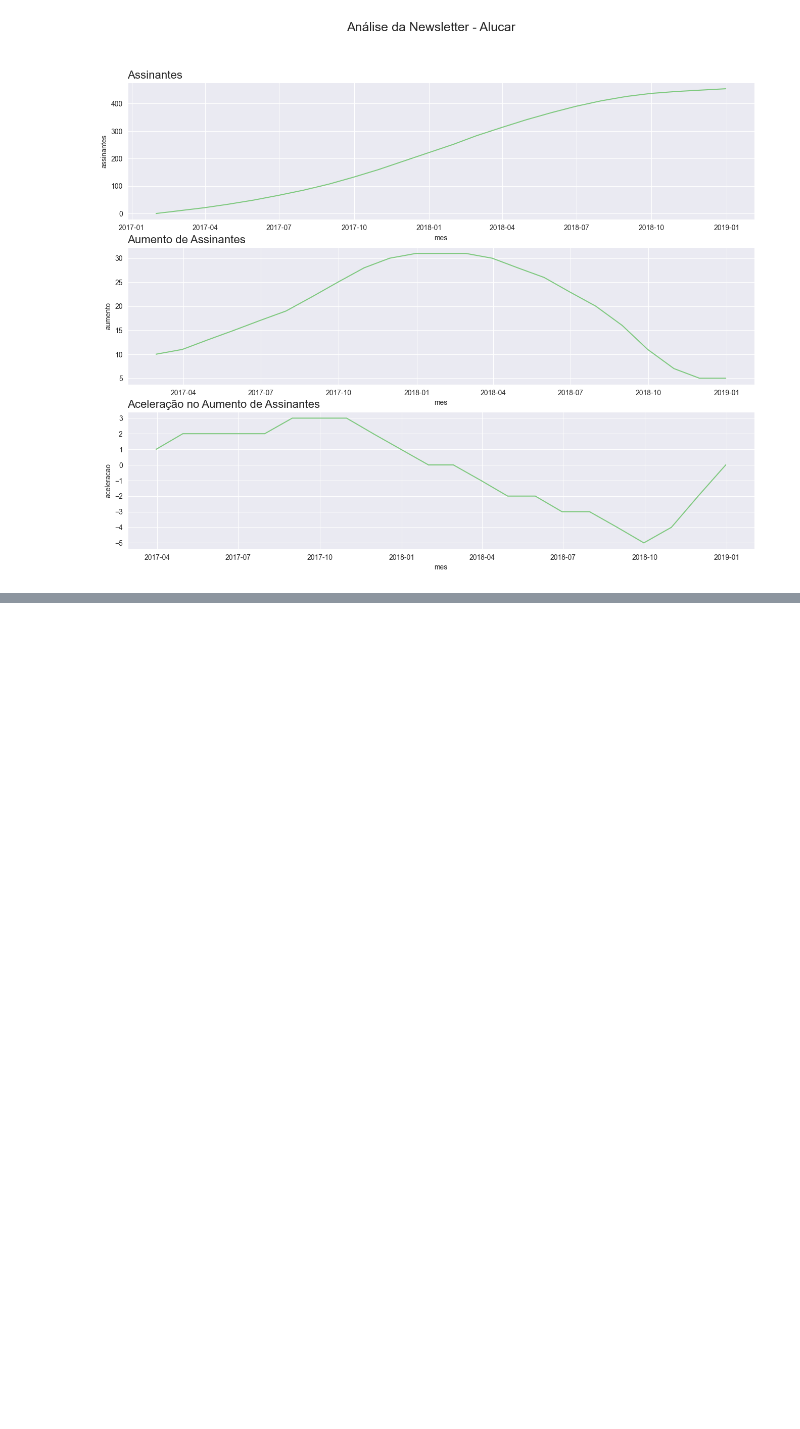
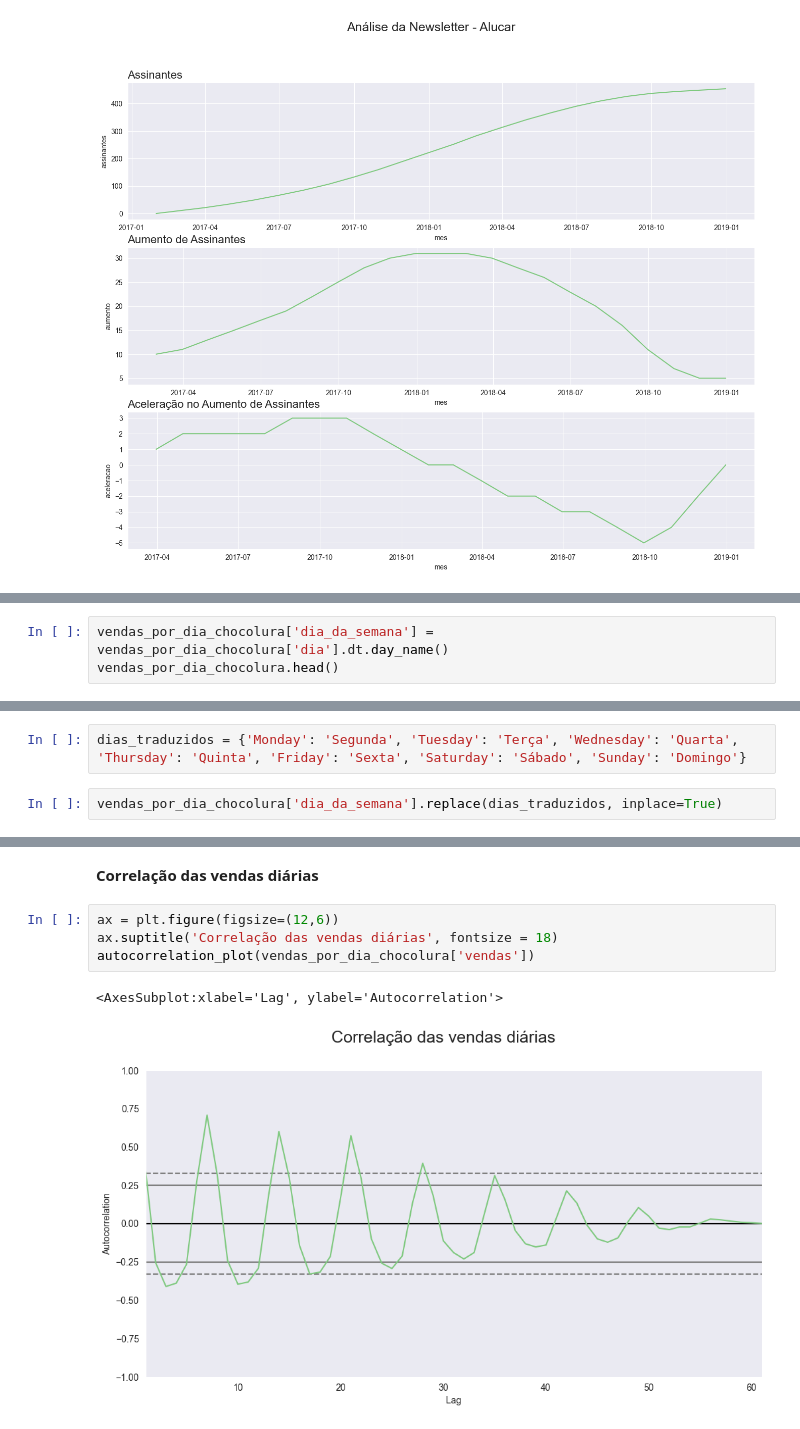
Before and after one commit to PurpleLobster31/Analise-de-series-temporais, a Jupyter notebook: Time Series.ipynb, the cells around one changed output, grey strips where cells are left out. Drawn from its saved outputs; the diff is of its cells as text; blank space fills up the shorter version.

```diff
--- a/Time Series.ipynb
+++ b/Time Series.ipynb
@@ -233,0 +329,3 @@ plot_comparacao(assinantes,'mes','assinantes', 'aumento', 'aceleracao', 'Anális
+# %%
+vendas_por_dia_chocolura['dia_da_semana'] = vendas_por_dia_chocolura['dia'].dt.day_name()
+vendas_por_dia_chocolura.head()
@@ -233,0 +344,4 @@ plot_comparacao(assinantes,'mes','assinantes', 'aumento', 'aceleracao', 'Anális
+# %%
+dias_traduzidos = {'Monday': 'Segunda', 'Tuesday': 'Terça', 'Wednesday': 'Quarta', 'Thursday': 'Quinta', 'Friday': 'Sexta', 'Saturday': 'Sábado', 'Sunday': 'Domingo'}
+# %%
+vendas_por_dia_chocolura['dia_da_semana'].replace(dias_traduzidos, inplace=True)
@@ -233,0 +382,9 @@ plot_comparacao(assinantes,'mes','assinantes', 'aumento', 'aceleracao', 'Anális
+# %% [markdown]
+**Correlação das vendas diárias**
+# %%
+ax = plt.figure(figsize=(12,6))
+ax.suptitle('Correlação das vendas diárias', fontsize = 18)
+autocorrelation_plot(vendas_por_dia_chocolura['vendas'])
+# %% [output]
+<AxesSubplot:xlabel='Lag', ylabel='Autocorrelation'>
+[figure, added]
```
Also changed, not shown: parts of 22 cells of this notebook.
